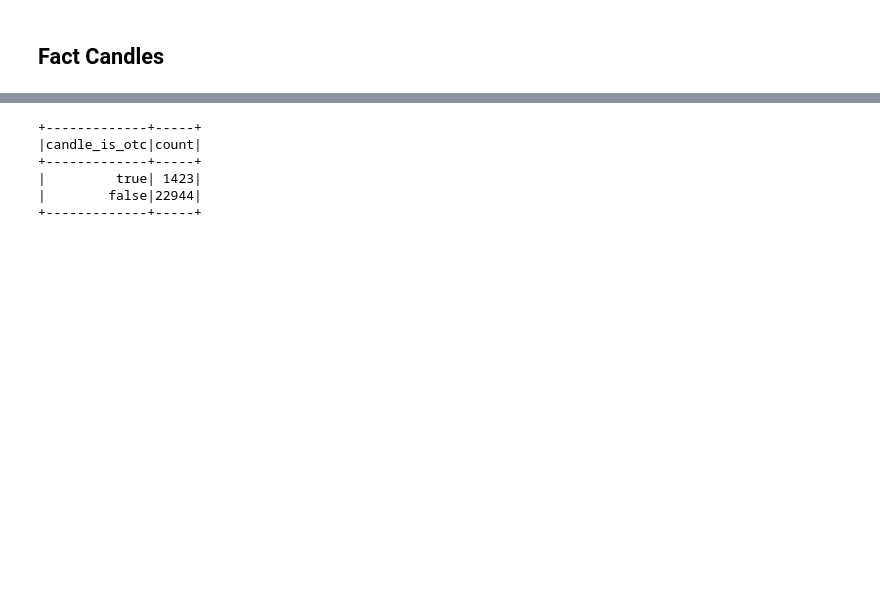
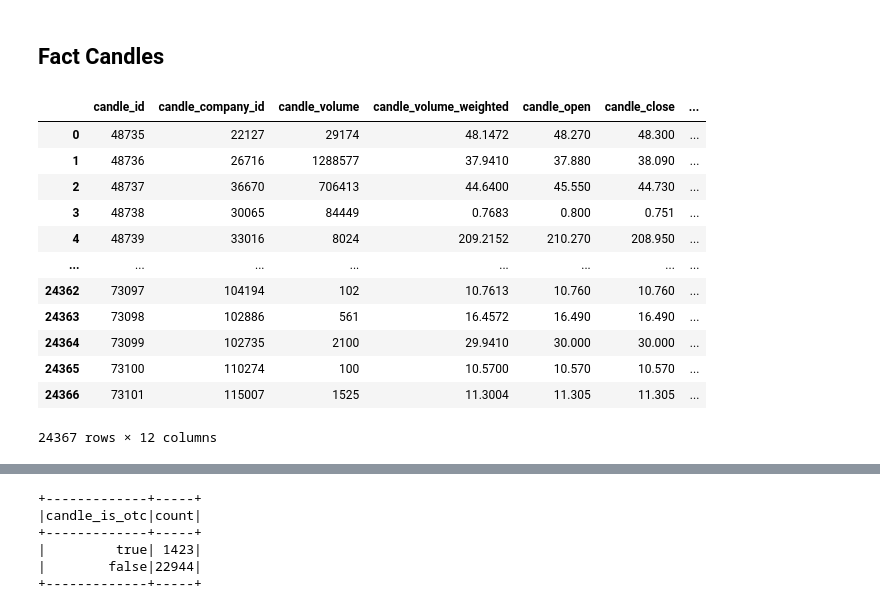
Before and after one commit to huylenhat0909/Final_ETL_App, a Jupyter notebook: etl-app/notebook/analyse.ipynb, the cells around one changed output, grey strips where cells are left out. Cells and saved outputs as stored; diff of their text form; code cells hidden in the pictures; blank space fills up the shorter version.

```diff
--- a/etl-app/notebook/analyse.ipynb
+++ b/etl-app/notebook/analyse.ipynb
@@ -186,6 +191,22 @@ query = 'SELECT * FROM fact_candles'
 pandas_df = duck_conn.execute(query).fetchdf()
 
 duck_conn.close()
+# %%
+pandas_df
+# %% [output]
+|  | candle_id | candle_company_id | candle_volume | candle_volume_weighted | candle_open | candle_close | ... |
+| 0 | 48735 | 22127 | 29174 | 48.1472 | 48.270 | 48.300 | ... |
+| 1 | 48736 | 26716 | 1288577 | 37.9410 | 37.880 | 38.090 | ... |
+| 2 | 48737 | 36670 | 706413 | 44.6400 | 45.550 | 44.730 | ... |
+| 3 | 48738 | 30065 | 84449 | 0.7683 | 0.800 | 0.751 | ... |
+| 4 | 48739 | 33016 | 8024 | 209.2152 | 210.270 | 208.950 | ... |
+| ... | ... | ... | ... | ... | ... | ... | ... |
+| 24362 | 73097 | 104194 | 102 | 10.7613 | 10.760 | 10.760 | ... |
+| 24363 | 73098 | 102886 | 561 | 16.4572 | 16.490 | 16.490 | ... |
+| 24364 | 73099 | 102735 | 2100 | 29.9410 | 30.000 | 30.000 | ... |
+| 24365 | 73100 | 110274 | 100 | 10.5700 | 10.570 | 10.570 | ... |
+| 24366 | 73101 | 115007 | 1525 | 11.3004 | 11.305 | 11.305 | ... |
+24367 rows × 12 columns
 # %%
 # Loại bỏ các cột không cần thiết
 pandas_df.drop(columns=['candles_time_id'], inplace=True)
```
Also changed, not shown: parts of 4 cells of this notebook, 20 other files.
